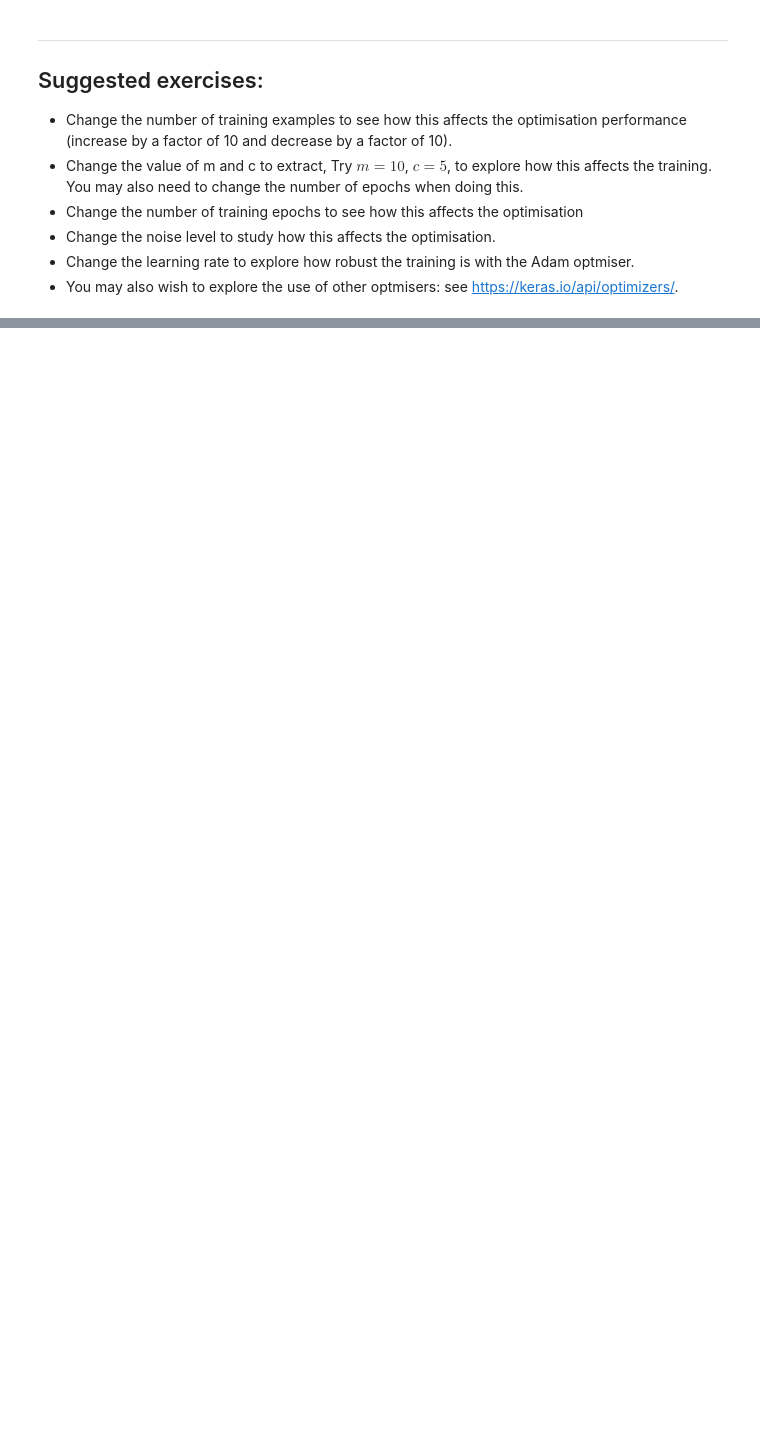
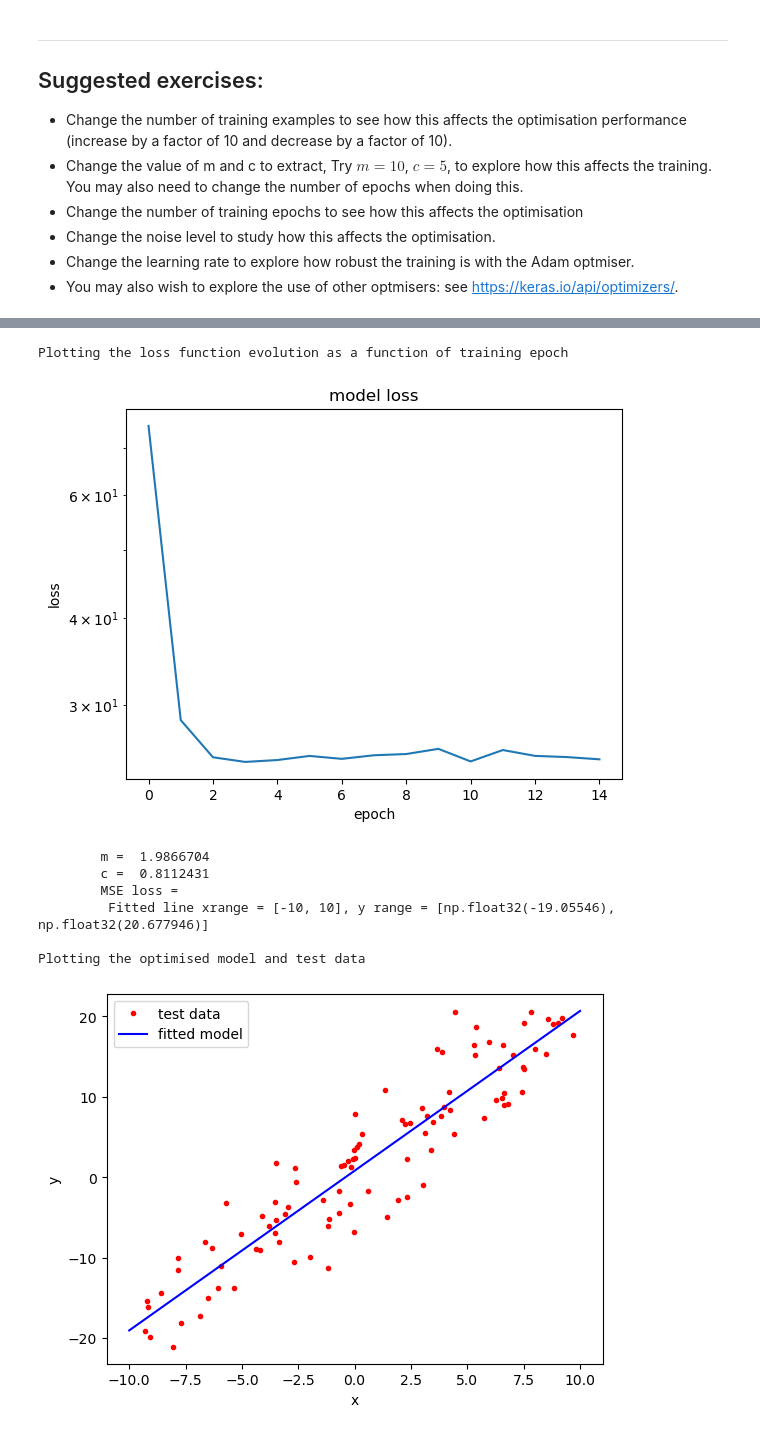
Before and after one commit to saqer-am/deep_learning_2026, a Jupyter notebook: week_1/LinearRegressionSD.ipynb, the cells around one changed output, grey strips where cells are left out. Cells and saved outputs as stored; diff of their text form; code cells hidden in the pictures; blank space fills up the shorter version.

```diff
--- a/week_1/LinearRegressionSD.ipynb
+++ b/week_1/LinearRegressionSD.ipynb
@@ -227,0 +295,38 @@ Plotting the optimised model and test data
+# %%
+
+print("\n\033[1mPlotting the loss function evolution as a function of training epoch\033[0m\n")
+plt.plot(history.history['loss'])
+plt.title('model loss')
+plt.ylabel('loss')
+plt.xlabel('epoch')
+plt.yscale('log')
+plt.show()
+plt.clf()
+
+
+layer = model.layers[0]
+weights, biases = layer.get_weights()
+ymin = weights[0][0]*xmin+biases[0]
+ymax = weights[0][0]*xmax+biases[0]
+
+print("\tm = ", weights[0][0])
+print("\tc = ", biases[0])
+print("\tMSE loss = ".format( history.history['loss'][-1]) )
+print("\t Fitted line xrange = {:}, y range = {:}".format([xmin, xmax], [ymin, ymax]))
+
+print("\n\033[1mPlotting the optimised model and test data\033[0m\n")
+plt.plot(x_test, y_test, "r.")
+plt.plot([xmin, xmax], [ymin, ymax], "b-")
+plt.xlabel('x')
+plt.legend(["test data", "fitted model"], loc=0)
+plt.show()
+# %% [output]
+Plotting the loss function evolution as a function of training epoch
+[figure, added]
+        m =  1.9866704
+        c =  0.8112431
+        MSE loss =
+         Fitted line xrange = [-10, 10], y range = [np.float32(-19.05546), np.float32(20.677946)]
+
+Plotting the optimised model and test data
+[figure, added]
```
Also changed, not shown: parts of 9 cells of this notebook.
